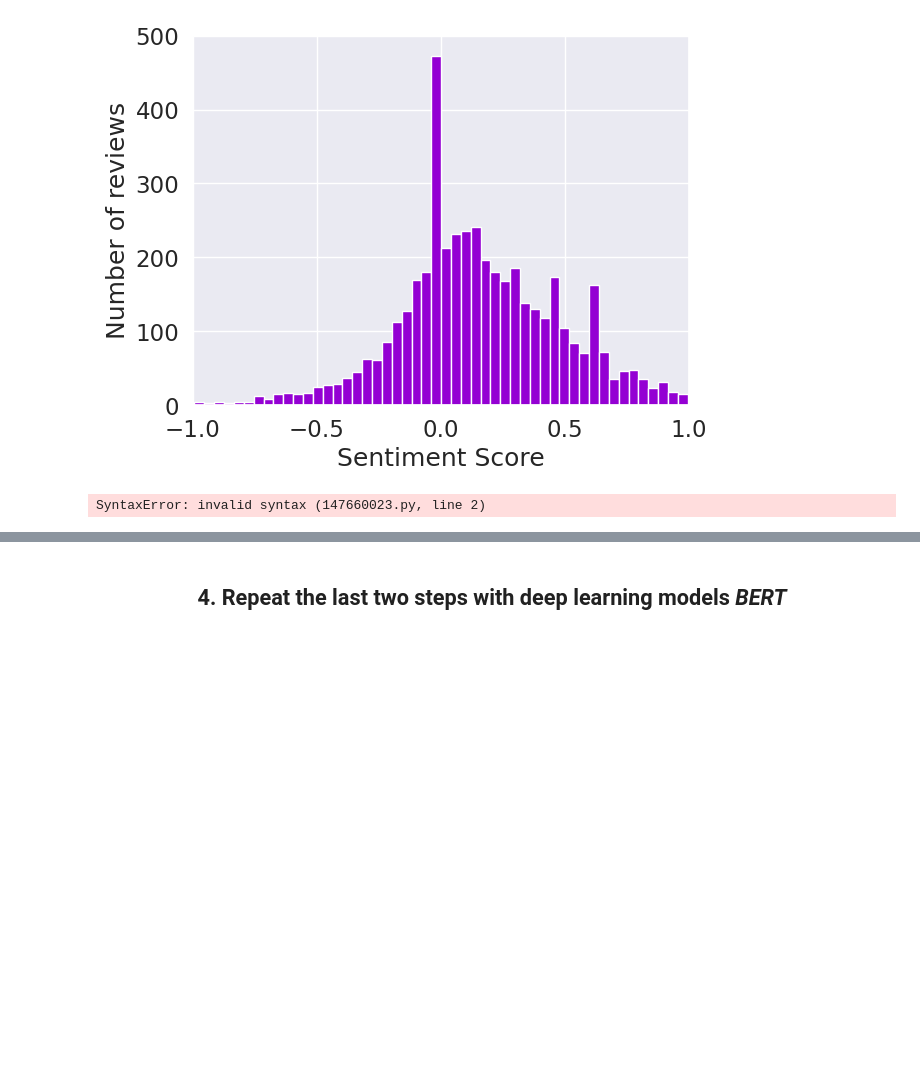
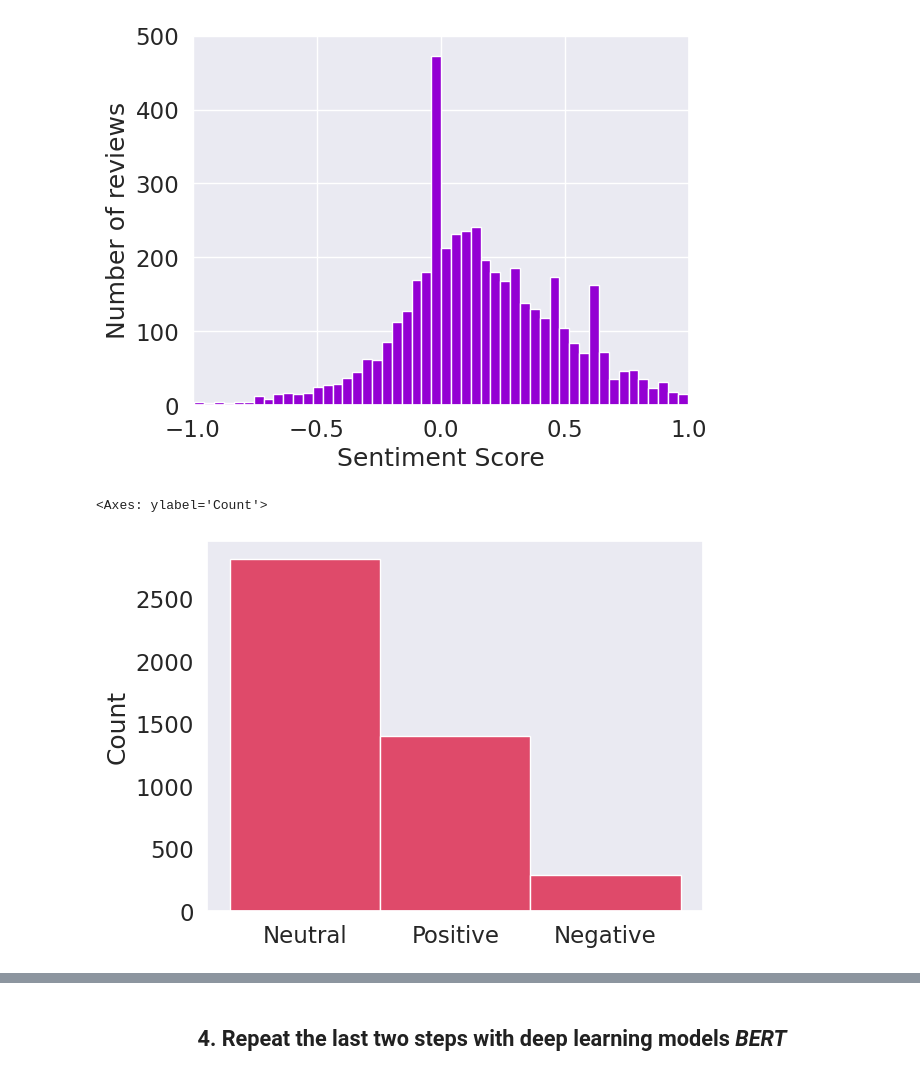
Before and after one commit to bglid/NLTK_Sentiment_Analysis, a Jupyter notebook: vgame_sent_analysis.ipynb, the cells around one changed output, grey strips where cells are left out. Drawn from its saved outputs; the diff is of its cells as text; code cells hidden in the pictures; blank space fills up the shorter version.

Commit message:
Analyzing the results of the sentiment analysis

```diff
--- a/vgame_sent_analysis.ipynb
+++ b/vgame_sent_analysis.ipynb
@@ -258,6 +258,15 @@ sampled_reviews
 
  - Display our scores and group them into Positive, Neutral, and Negative
  - Group the True ratings into positive, neugtral, and negative to compare the results
+# %%
+#function to group scores into positive, neutral, or negative
+def score_classifier(sentiment_score, pos_threshold = 0.3, neg_threshold = -0.3): #Setting boundary thresholds to give flexibility when calling the function
+    if sentiment_score > pos_threshold:
+        return 'Positive'
+    elif sentiment_score < neg_threshold:
+        return 'Negative'
+    else:
+        return 'Neutral'
 # %%
 #Creating a histogram to display our current scores
 plt.hist(sampled_reviews['sentiment score'], bins=50, color='darkviolet', label='Sentiment scores')
@@ -268,8 +277,12 @@ plt.axis([-1.0, 1.0, 0, 500])
 plt.show()
 # %% [output]
 [figure]
-# %%
-#function to group scores into positive, neutral, or negative
-def
-# %% [output]
-SyntaxError: invalid syntax (147660023.py, line 2)
+# %%
+categorized_scores = [score_classifier(score) for score in sampled_reviews['sentiment score']]
+categorized_reviews =
+# %%
+sns.histplot(categorized_scores, color='crimson')
+# sns.histplot(sampled_reviews['sentiment score'])
+# %% [output]
+<Axes: ylabel='Count'>
+[figure, added]
```
Also changed, not shown: parts of 1 cell of this notebook.
